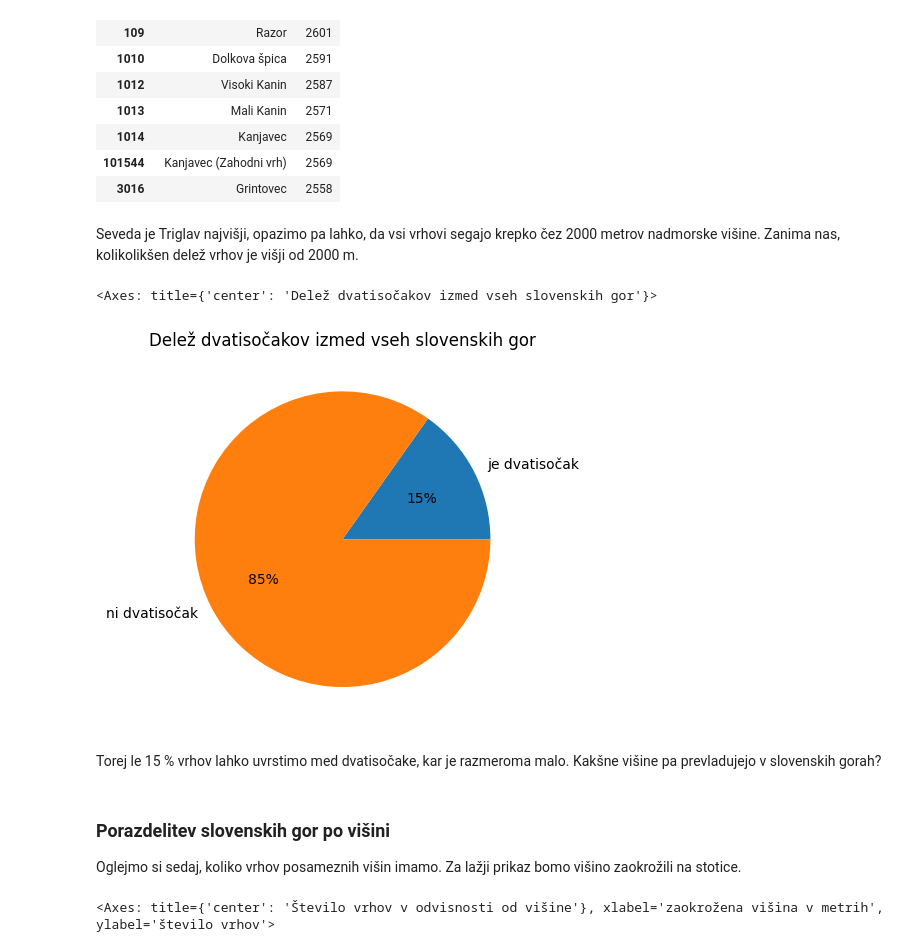
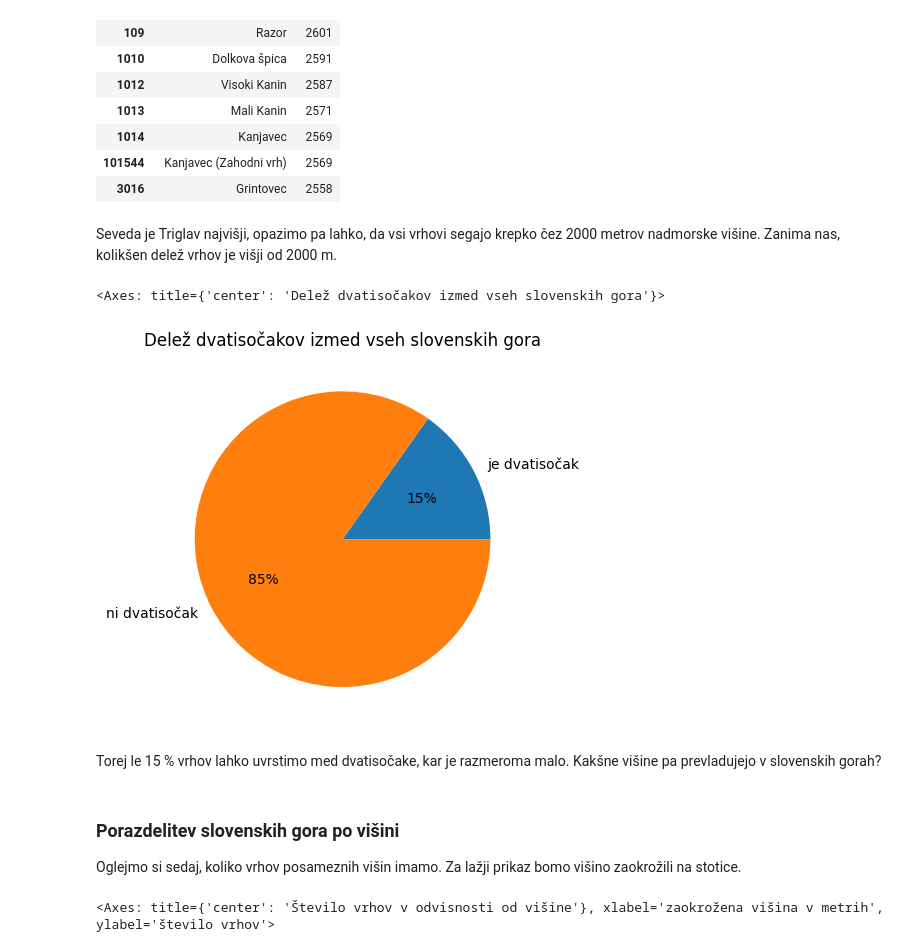
Before and after one commit to tilenzabkar/uvp-projektna-naloga, a Jupyter notebook: analiza.ipynb, the cells around one changed output. Saved outputs shown, nothing was run; the diff lists cells and outputs as text; code cells hidden in the pictures.

```diff
--- a/analiza.ipynb
+++ b/analiza.ipynb
@@ -40,18 +40,18 @@ slovenske_gore[["ime", "višina"]].head(15)
 | 101544 | Kanjavec (Zahodni vrh) | 2569 |
 | 3016 | Grintovec | 2558 |
 # %% [markdown]
-Seveda je Triglav najvišji, opazimo pa lahko, da vsi vrhovi segajo krepko čez 2000 metrov nadmorske višine. Zanima nas, kolikolikšen delež vrhov je višji od 2000 m.
+Seveda je Triglav najvišji, opazimo pa lahko, da vsi vrhovi segajo krepko čez 2000 metrov nadmorske višine. Zanima nas, kolikšen delež vrhov je višji od 2000 m.
 # %%
 slovenske_gore["dvatisočak"] = slovenske_gore["višina"].apply(lambda x: "je dvatisočak" if x >= 2000 else "ni dvatisočak")
 
-slovenske_gore.groupby("dvatisočak").size().plot.pie(title="Delež dvatisočakov izmed vseh slovenskih gor", autopct='%1.0f%%')
+slovenske_gore.groupby("dvatisočak").size().plot.pie(title="Delež dvatisočakov izmed vseh slovenskih gora", autopct='%1.0f%%')
 # %% [output]
-<Axes: title={'center': 'Delež dvatisočakov izmed vseh slovenskih gor'}>
+<Axes: title={'center': 'Delež dvatisočakov izmed vseh slovenskih gora'}>
-[figure, old version]
+[figure, new version]
 # %% [markdown]
 Torej le 15 % vrhov lahko uvrstimo med dvatisočake, kar je razmeroma malo. Kakšne višine pa prevladujejo v slovenskih gorah?
 # %% [markdown]
-### Porazdelitev slovenskih gor po višini
+### Porazdelitev slovenskih gora po višini
 
 Oglejmo si sedaj, koliko vrhov posameznih višin imamo. Za lažji prikaz bomo višino zaokrožili na stotice.
 # %%
```
Also changed, not shown: parts of 12 cells of this notebook, 1 other file.
